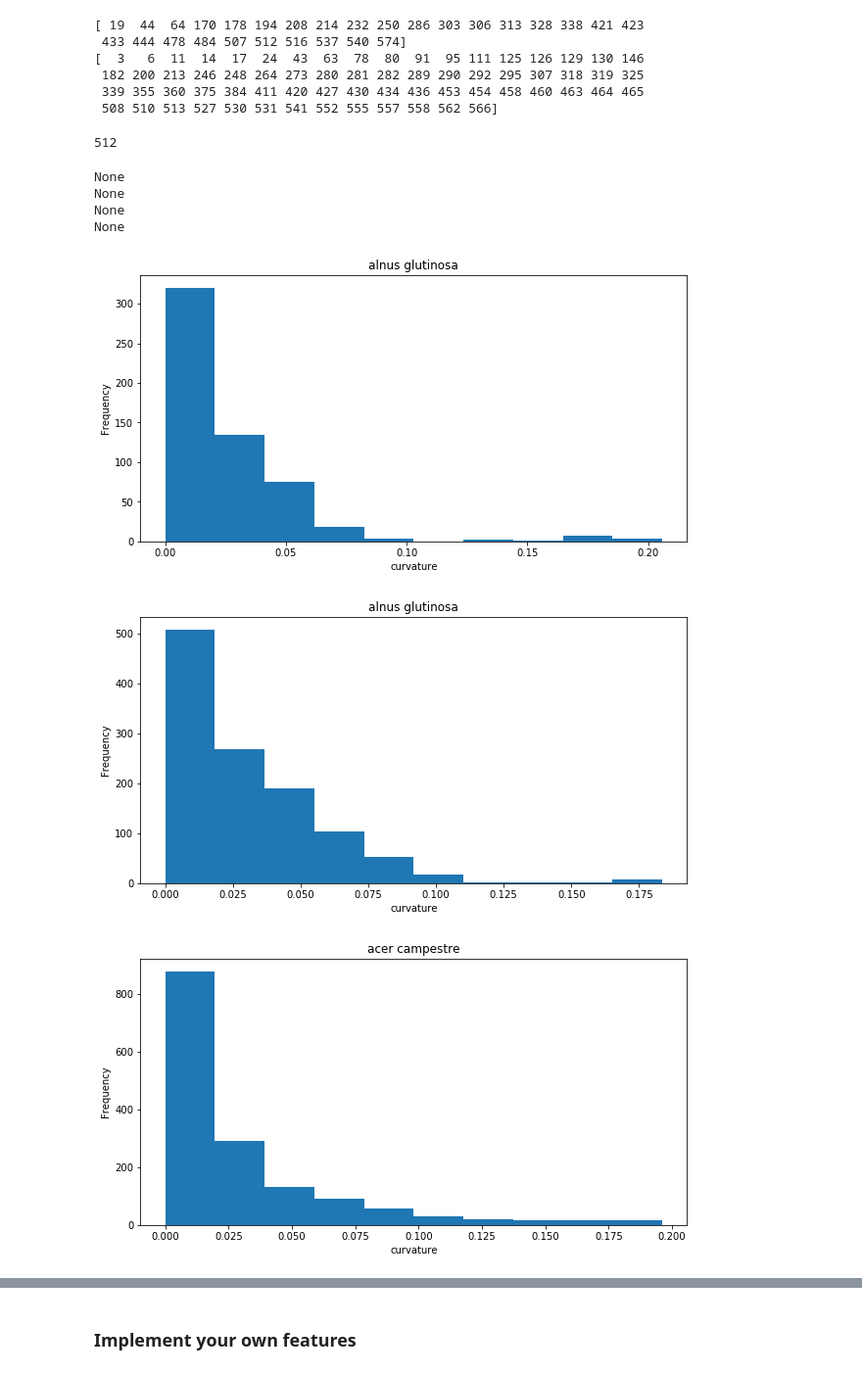
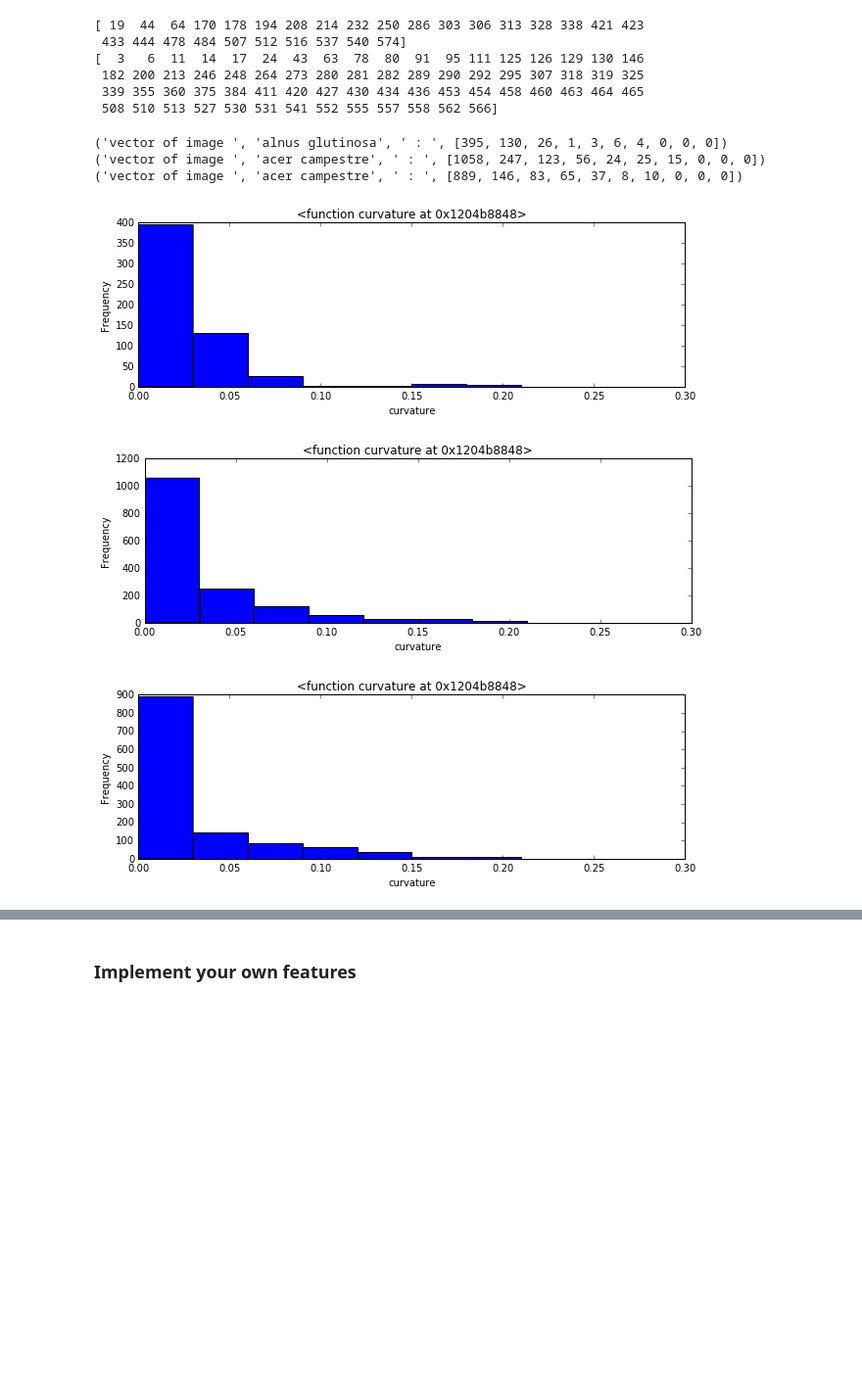
Before and after one commit to mylag/MLBD, a Jupyter notebook: MLBD_lab2/lab2_assignment.ipynb, the cells around one changed output, grey strips where cells are left out. Shown at 98% size. Saved outputs shown, nothing was run; the diff lists cells and outputs as text; code cells hidden in the pictures; blank space fills up the shorter version.

```diff
--- a/MLBD_lab2/lab2_assignment.ipynb
+++ b/MLBD_lab2/lab2_assignment.ipynb
@@ -377,0 +388,19 @@ def curvature_hist(img, n, vmax, step=10, plot=False, plottitle="curvature"):
+# %%
+# MLBD - Labo
+# view distribution by class to determine the vmax
+# we constate that the value varie between 0 to 0.3 => We will use 0.3 as Vmax
+categorie=np.unique(meta['classid'])
+points=[]
+for j, jdx in enumerate(categorie):
+    m = meta['classid'] == jdx
+    examples=np.flatnonzero(m)
+    points=[]
+    for i, idx in enumerate(examples):
+        img = load_img(meta.iloc[idx]['basename'])
+        c = curvature(img, step=10, plot=False, gs=None)
+        points.append(c)
+
+    plt.figure(figsize=(10,5))
+    plt.hist(points)
+    plt.title(jdx)
+    fig = plt.gcf()
@@ -387,31 +426,24 @@ print np.flatnonzero(m2)
  182 200 213 246 248 264 273 280 281 282 289 290 292 295 307 318 319 325
  339 355 360 375 384 411 420 427 430 434 436 453 454 458 460 463 464 465
  508 510 513 527 530 531 541 552 555 557 558 562 566]
-# %%
-#img = load_img(meta.iloc[idx]['basename'])
-print img.shape[0]
-# %% [output]
-512
 # %%
+# MLBD - Labo
+# call curvature_hist to have vector of each image
+
 N_BINS = 10 # à checker lors de l'entrainement du modèle , best bin => moins d'erreur possible
-MAX_V = 0.1
+MAX_V = 0.3 # En regradant la distribution par classe, on constate que la valeur max dépasse rarement 0.3
+examples = [19,3,11]
+points=[]
+for i, idx in enumerate(examples):
 
-examples = [19, 44, 3, 6]
-MAX_V =np
-
-for i, idx in enumerate(m1):
-     points = curvature(img, step=10, plot=False, gs=None)
-for i, idx in enumerate(examples):
-    pl.figure(figsize=(10, 5))
     img = load_img(meta.iloc[idx]['basename'])
     img_name= meta.iloc[idx]['classid']
-    c = curvature_hist(img, N_BINS, MAX_V, step=10, plot=True, plottitle=img_name)
-    print c
+    c = curvature_hist(img, N_BINS, MAX_V, step=10, plot=True)
+    print ("vector of image ",img_name," : ", c)
 # %% [output]
-None
-None
-None
-None
+('vector of image ', 'alnus glutinosa', ' : ', [395, 130, 26, 1, 3, 6, 4, 0, 0, 0])
+('vector of image ', 'acer campestre', ' : ', [1058, 247, 123, 56, 24, 25, 15, 0, 0, 0])
+('vector of image ', 'acer campestre', ' : ', [889, 146, 83, 65, 37, 8, 10, 0, 0, 0])
-[figure, old version]
+[figure, new version]
-[figure, old version]
+[figure, new version]
-[figure, old version]
+[figure, new version]
```
Also changed, not shown: parts of 13 cells of this notebook.
